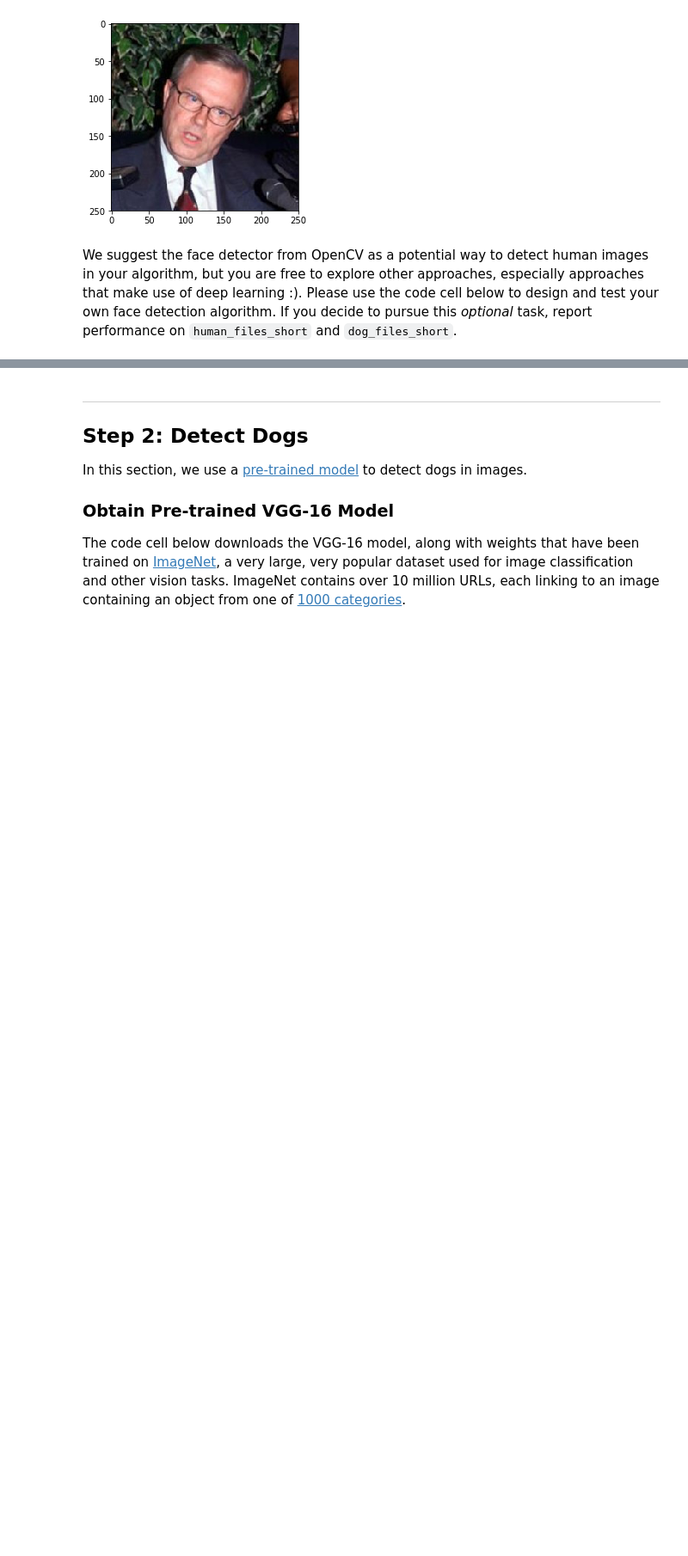
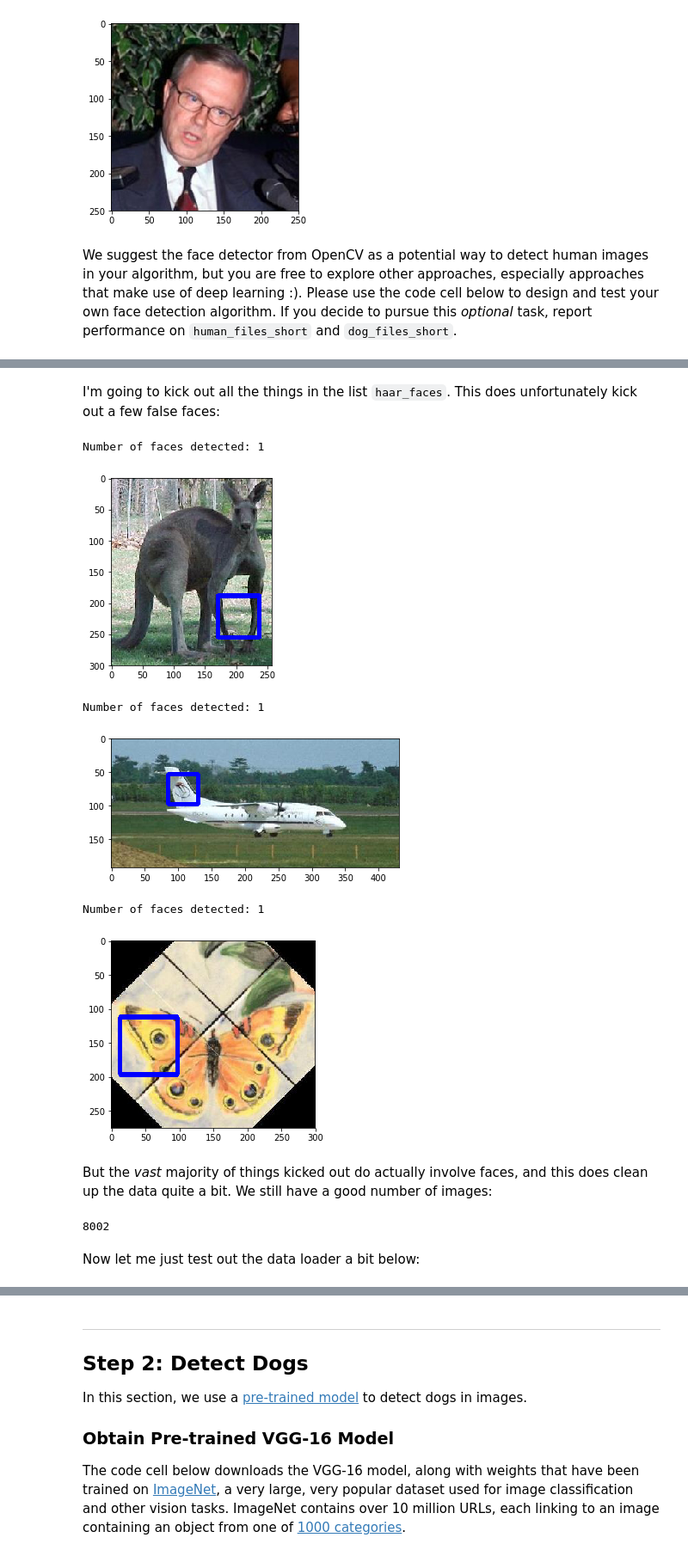
Before and after one commit to ebrahimebrahim/udaproject_dog_classification, a Jupyter notebook: dog_app.ipynb, the cells around one changed output, grey strips where cells are left out. Shown at 86% size. Cells and saved outputs as stored; diff of their text form; code cells hidden in the pictures; blank space fills up the shorter version.

```diff
--- a/dog_app.ipynb
+++ b/dog_app.ipynb
@@ -200,0 +286,19 @@ We suggest the face detector from OpenCV as a potential way to detect human imag
+# %% [markdown]
+I'm going to kick out all the things in the list `haar_faces`. This does unfortunately kick out a few false faces:
+# %%
+show_face_cascade('101_ObjectCategories/kangaroo/image_0016.jpg')
+show_face_cascade('101_ObjectCategories/airplanes/image_0324.jpg')
+show_face_cascade('101_ObjectCategories/butterfly/image_0084.jpg')
+# %% [output]
+Number of faces detected: 1
+[figure, added]
+Number of faces detected: 1
+[figure, added]
+Number of faces detected: 1
+[figure, added]
+# %% [markdown]
+But the _vast_ majority of things kicked out do actually involve faces, and this does clean up the data quite a bit. We still have a good number of images:
+# %%
+print(len([f for f in caltech_files if f not in haar_faces]))
+# %% [output]
+8002
@@ -200,0 +339,2 @@ We suggest the face detector from OpenCV as a potential way to detect human imag
+# %% [markdown]
+Now let me just test out the data loader a bit below:
```
Also changed, not shown: parts of 13 cells of this notebook.
